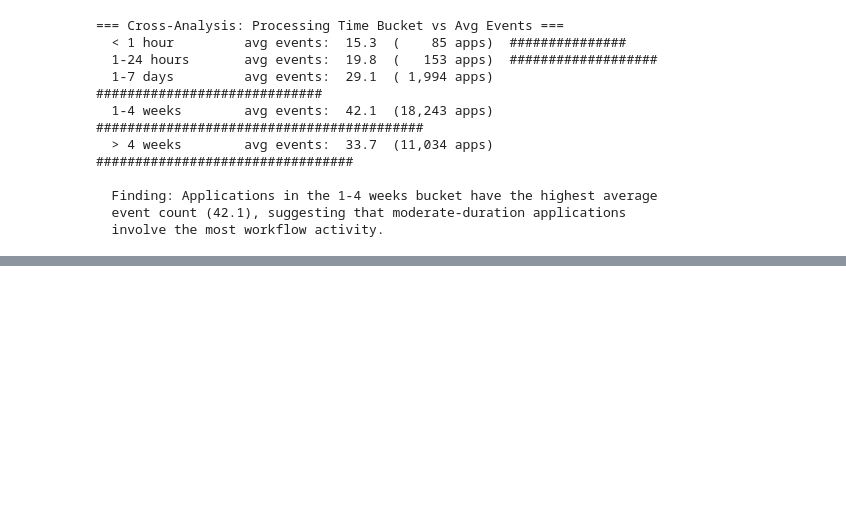
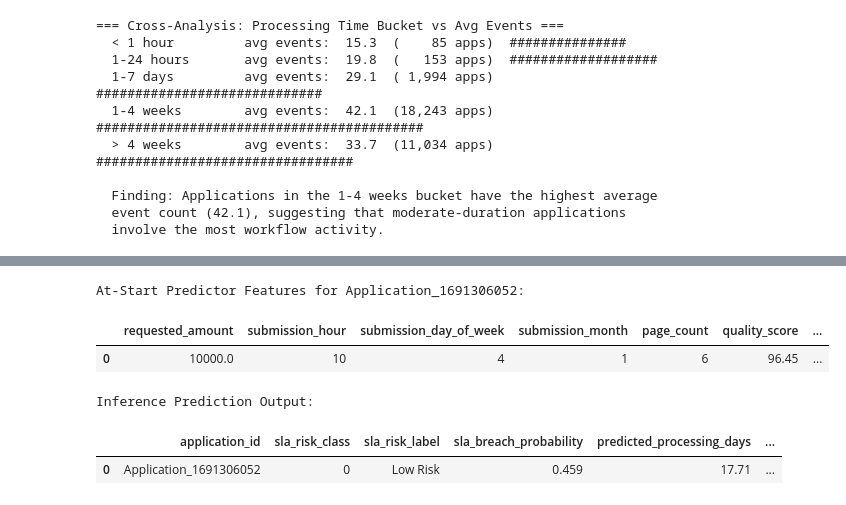
Before and after one commit to Stunner732/document-intelligence-analytics, a Jupyter notebook: notebooks/01_analytics_walkthrough.ipynb, the cells around one changed output, grey strips where cells are left out. Saved outputs shown, nothing was run; the diff lists cells and outputs as text; code cells hidden in the pictures; blank space fills up the shorter version.

```diff
--- a/notebooks/01_analytics_walkthrough.ipynb
+++ b/notebooks/01_analytics_walkthrough.ipynb
@@ -1058,0 +804,21 @@ The layered architecture — PostgreSQL → SQL Views → Python Query Layer →
+# %%
+# Load trained SLARiskPredictor model artifact using existing project utilities
+from pathlib import Path
+import pandas as pd
+from src.ml.sla_predictor import SLARiskPredictor
+from src.analytics.predictive_queries import (
+    get_application_features_for_inference,
+    predict_application_risk,
+)
+from src.analytics.predictive_analytics import (
+    get_prediction_coverage,
+    get_risk_distribution,
+    get_high_risk_applications,
+)
+
+# Load serialized model artifact from default repository path
+model_path = Path("models/sla_predictor.joblib")
+predictor = SLARiskPredictor.load(model_path)
+
+print(f"✅ Successfully loaded trained SLARiskPredictor model from: {model_path}")
+print(f"Model Feature Subset Configured: '{getattr(predictor, 'feature_subset', 'full')}'")
@@ -1058,0 +832,21 @@ The layered architecture — PostgreSQL → SQL Views → Python Query Layer →
+# %%
+# Inspect feature structure for a single application
+sample_app_id = "Application_1691306052"
+features_df = get_application_features_for_inference(sample_app_id)
+
+print(f"At-Start Predictor Features for {sample_app_id}:")
+display(features_df)
+
+# Generate inference prediction using project query utility
+single_pred = predict_application_risk(sample_app_id, model_path=model_path)
+single_pred_df = pd.DataFrame([single_pred])
+
+print("\nInference Prediction Output:")
+display(single_pred_df)
+# %% [output]
+At-Start Predictor Features for Application_1691306052:
+|  | requested_amount | submission_hour | submission_day_of_week | submission_month | page_count | quality_score | ... |
+| 0 | 10000.0 | 10 | 4 | 1 | 6 | 96.45 | ... |
+Inference Prediction Output:
+|  | application_id | sla_risk_class | sla_risk_label | sla_breach_probability | predicted_processing_days | ... |
+| 0 | Application_1691306052 | 0 | Low Risk | 0.459 | 17.71 | ... |
```
Also changed, not shown: parts of 17 cells of this notebook.
